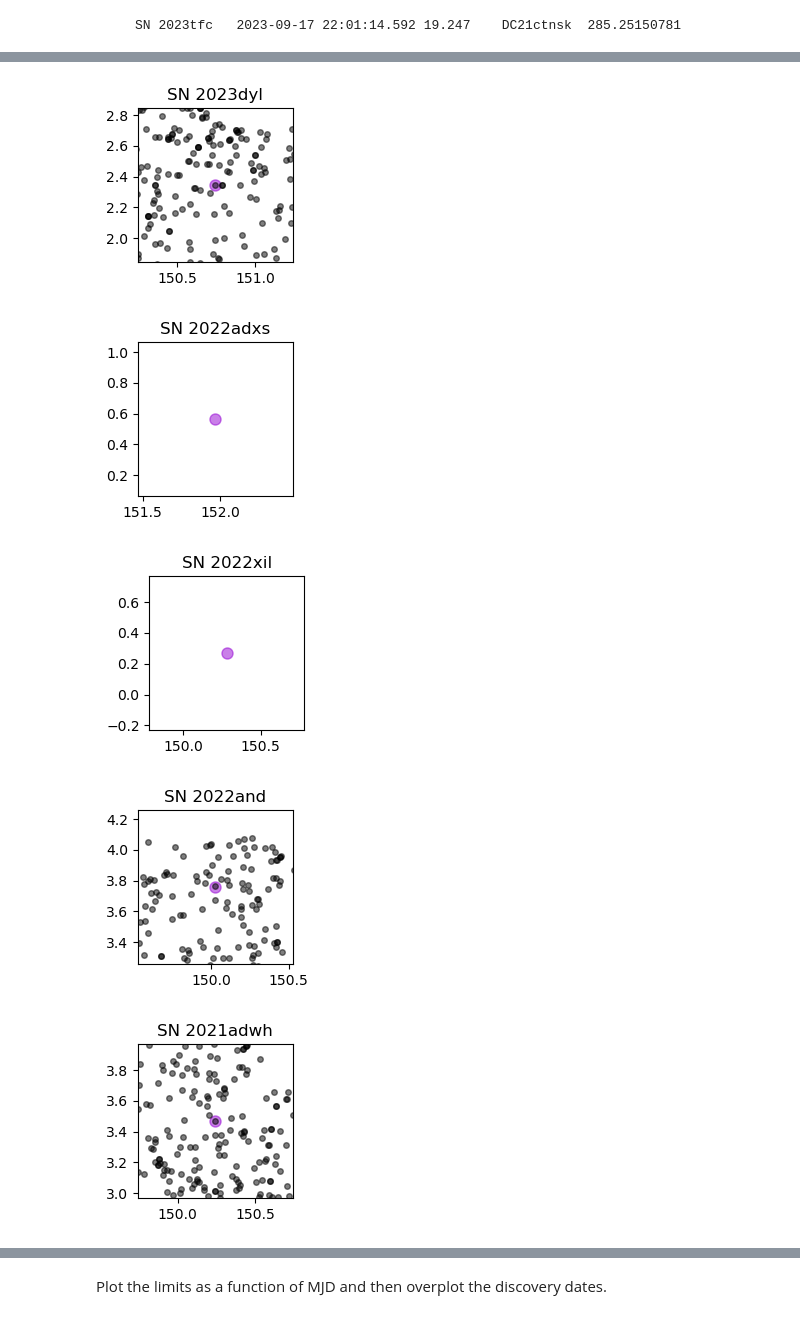
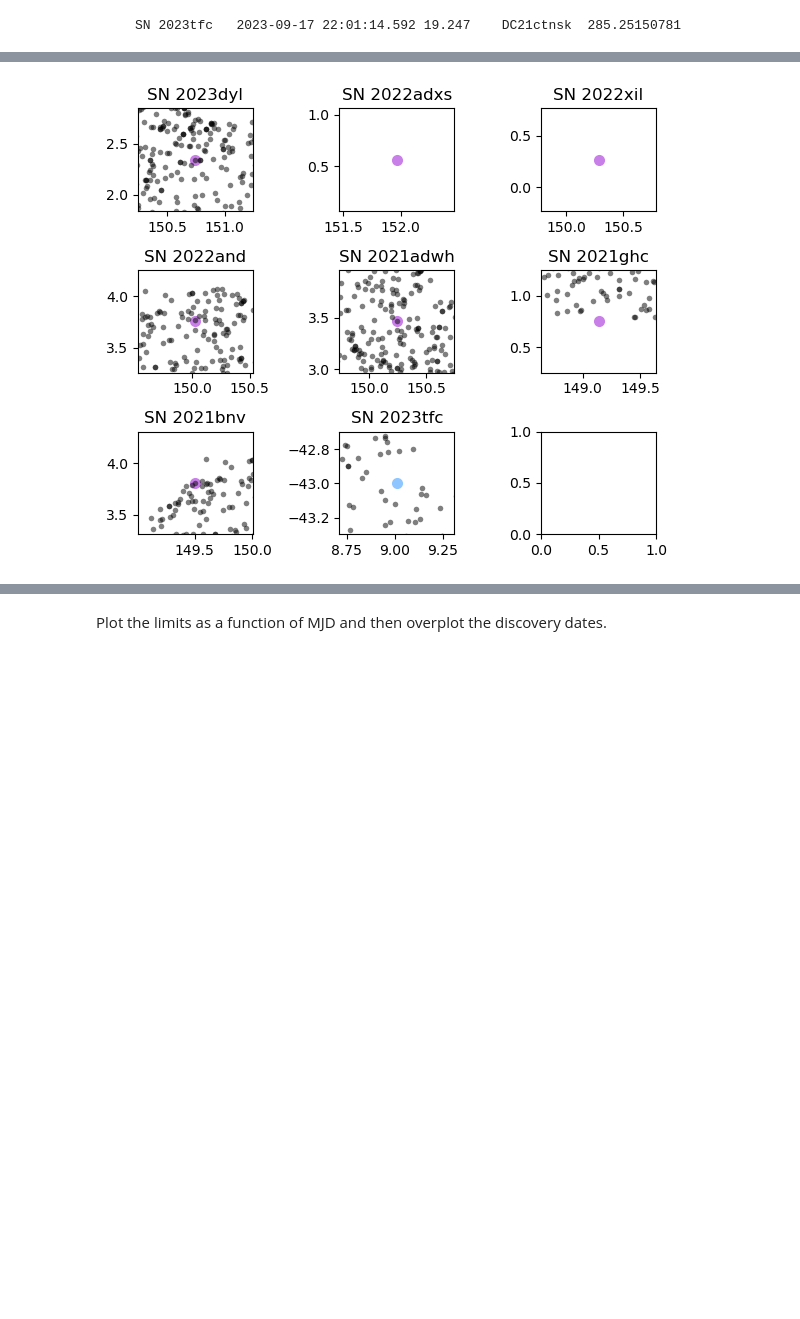
Before and after one commit to MelissaGraham/decam_ddf_tools, a Jupyter notebook: transients_science/cross_matched_tns/analysis_xmatch_tns.ipynb, the cells around one changed output, grey strips where cells are left out. Saved outputs shown, nothing was run; the diff lists cells and outputs as text; code cells hidden in the pictures; blank space fills up the shorter version.

```diff
--- a/transients_science/cross_matched_tns/analysis_xmatch_tns.ipynb
+++ b/transients_science/cross_matched_tns/analysis_xmatch_tns.ipynb
@@ -153,36 +173,40 @@ Take a closer look. Only three being matched within one arcsec isn't that weird,
 
 Do lazy no grid.
 # %%
+fig, ax = plt.subplots( 3, 3, figsize=(6, 5), sharex=False, sharey=False )
+
+i = 0
+j = 0
+
 for name in tns_c_names:
     tx = np.where(tns_cosmos['Name'] == name)[0]
     coord = tns_cosmos['coords'][tx[0]]
     ra = coord.ra.deg
     dec = coord.dec.deg
 
-    fig = plt.figure(figsize=(2, 2))
-    plt.plot(ra, dec, 'o', alpha=0.5, ms=8, color='darkviolet')
-    plt.plot(cc_ra, cc_dec, 'o', alpha=0.5, ms=4, color='black')
-    plt.xlim([ra-0.5, ra+0.5])
-    plt.ylim([dec-0.5, dec+0.5])
-    plt.title(name)
-    fig.show
+    ax[i, j].plot(ra, dec, 'o', alpha=0.5, ms=8, color='darkviolet', mew=0)
+    ax[i, j].plot(cc_ra, cc_dec, 'o', alpha=0.5, ms=4, color='black', mew=0)
+    ax[i, j].set_xlim([ra-0.5, ra+0.5])
+    ax[i, j].set_ylim([dec-0.5, dec+0.5])
+    ax[i, j].set_title(name)
+    j += 1
+    if j == 3:
+        i += 1
+        j = 0
 
 for name in tns_e_names:
     tx = np.where(tns_elais['Name'] == name)[0]
     coord = tns_elais['coords'][tx[0]]
     ra = coord.ra.deg
     dec = coord.dec.deg
 
-    fig = plt.figure(figsize=(2, 2))
-    plt.plot(ra, dec, 'o', alpha=0.5, ms=8, color='dodgerblue')
-    plt.plot(cc_ra, cc_dec, 'o', alpha=0.5, ms=4, color='black')
-    plt.xlim([ra-0.3, ra+0.3])
-    plt.ylim([dec-0.3, dec+0.3])
-    plt.title(name)
-    fig.show
+    ax[i, j].plot(ra, dec, 'o', alpha=0.5, ms=8, color='dodgerblue', mew=0)
+    ax[i, j].plot(cc_ra, cc_dec, 'o', alpha=0.5, ms=4, color='black', mew=0)
+    ax[i, j].set_xlim([ra-0.3, ra+0.3])
+    ax[i, j].set_ylim([dec-0.3, dec+0.3])
+    ax[i, j].set_title(name)
+
+plt.tight_layout()
+plt.show()
 # %% [output]
-[figure, old version]
+[figure, new version]
-[figure, removed]
-[figure, removed]
-[figure, removed]
-[figure, removed]
```
Also changed, not shown: parts of 20 cells of this notebook.
